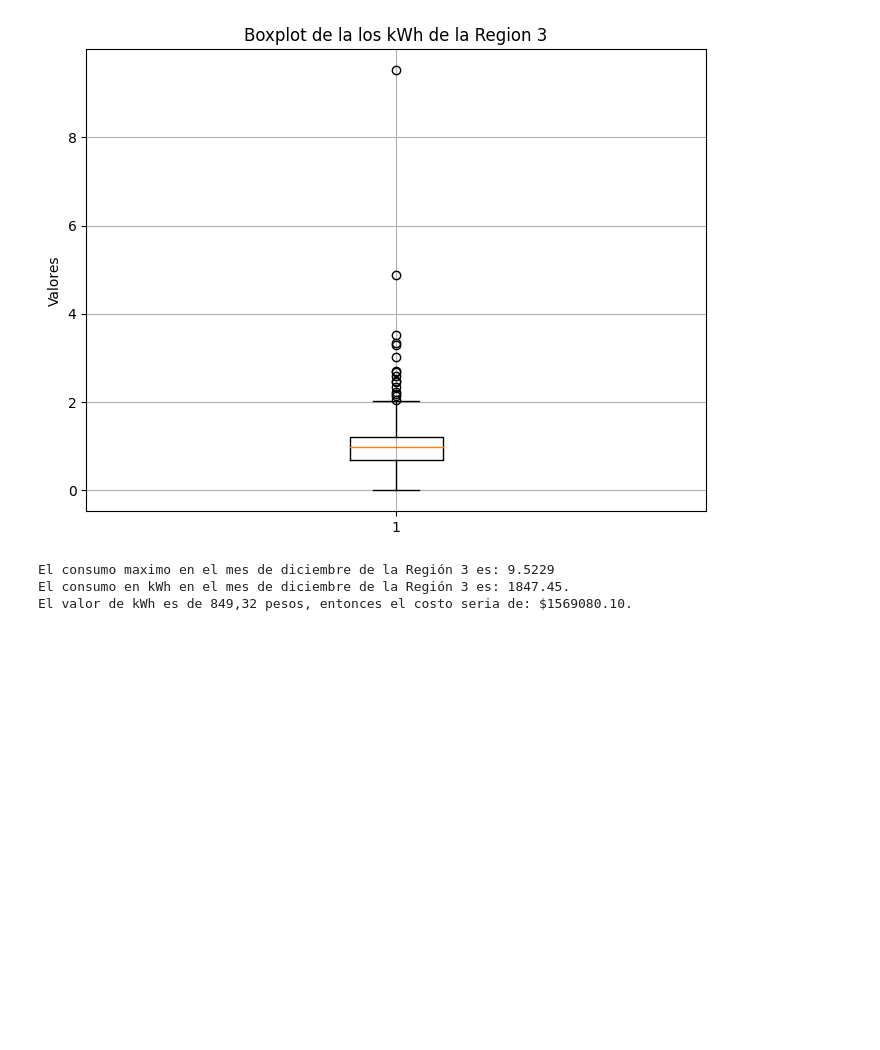
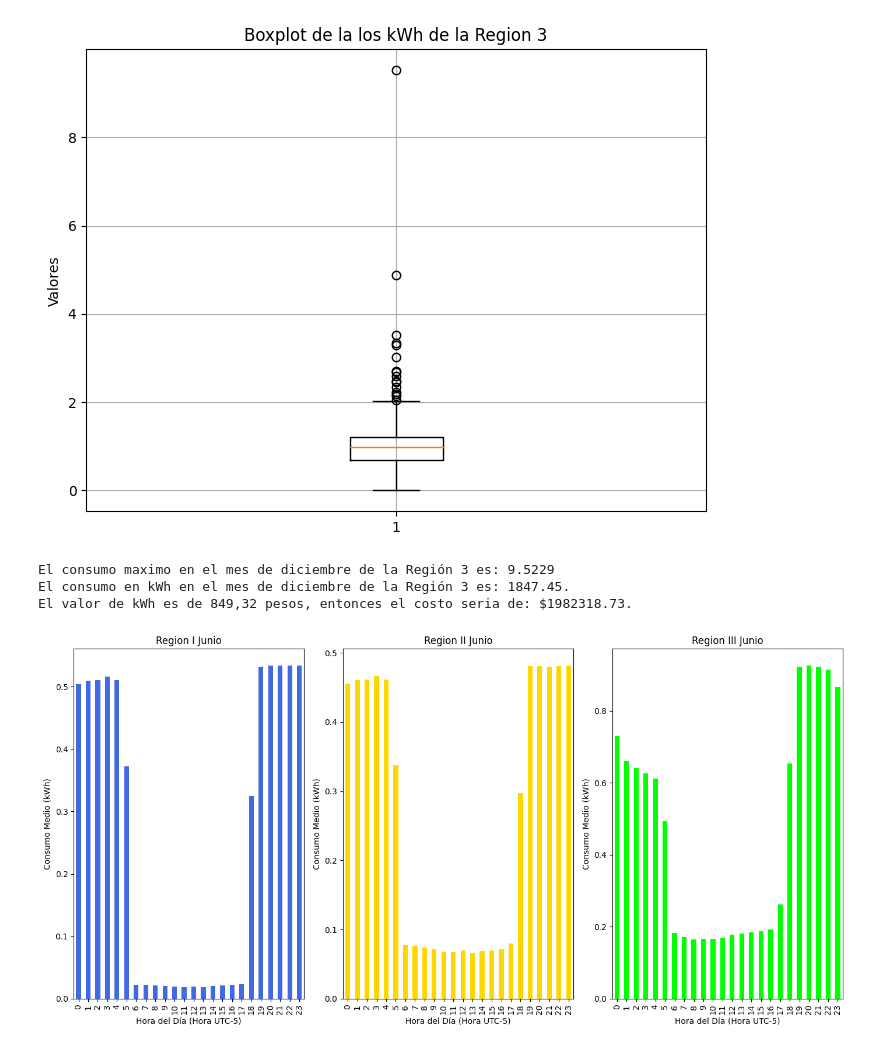
Before and after one commit to PresiUribe/ProyectoProgramacion, a Jupyter notebook: El_PP.ipynb, the cells around one changed output. Drawn from its saved outputs; the diff is of its cells as text; code cells hidden in the pictures; blank space fills up the shorter version.

```diff
--- a/El_PP.ipynb
+++ b/El_PP.ipynb
@@ -247,8 +247,8 @@ plt.show()
 # %%
 print("El consumo maximo en el mes de diciembre de la Región 3 es: {:.4f}".format(consumo3.max()))
 print("El consumo en kWh en el mes de diciembre de la Región 3 es: {:.2f}.".format(consumo3.sum()))
-print("El valor de kWh es de 849,32 pesos, entonces el costo seria de: ${:.2f}.".format((consumo3.sum())*849.32))
+print("El valor de kWh es de 849,32 pesos, entonces el costo seria de: ${:.2f}.".format((consumo3.sum())*1073))
 # %% [output]
 El consumo maximo en el mes de diciembre de la Región 3 es: 9.5229
 El consumo en kWh en el mes de diciembre de la Región 3 es: 1847.45.
-El valor de kWh es de 849,32 pesos, entonces el costo seria de: $1569080.10.
+El valor de kWh es de 849,32 pesos, entonces el costo seria de: $1982318.73.
@@ -254,0 +304,29 @@ El valor de kWh es de 849,32 pesos, entonces el costo seria de: $1569080.10.
+# %%
+promhorar1jun = dtfil1jun.groupby(dtfil1jun['date'].dt.hour)['kwh'].mean()
+promhorar2ijun = dtfil2jun.groupby(dtfil2jun['date'].dt.hour)['kwh'].mean()
+promhorar3iijun = dtfil3jun.groupby(dtfil3jun['date'].dt.hour)['kwh'].mean()
+
+plt.figure(figsize=(14, 7))
+
+plt.subplot(1, 3, 1)
+promhorar1jun.plot(kind='bar', color='royalblue')
+plt.title('Region I Junio')
+plt.xlabel('Hora del Día (Hora UTC-5)')
+plt.ylabel('Consumo Medio (kWh)')
+
+plt.subplot(1, 3, 2)
+promhorar2ijun.plot(kind='bar', color='gold')
+plt.title('Region II Junio')
+plt.xlabel('Hora del Día (Hora UTC-5)')
+plt.ylabel('Consumo Medio (kWh)')
+
+plt.subplot(1, 3, 3)
+promhorar3iijun.plot(kind='bar', color='lime')
+plt.title('Region III Junio')
+plt.xlabel('Hora del Día (Hora UTC-5)')
+plt.ylabel('Consumo Medio (kWh)')
+
+plt.tight_layout()
+plt.show()
+# %% [output]
+[figure, added]
```
Also changed, not shown: parts of 39 cells of this notebook.
